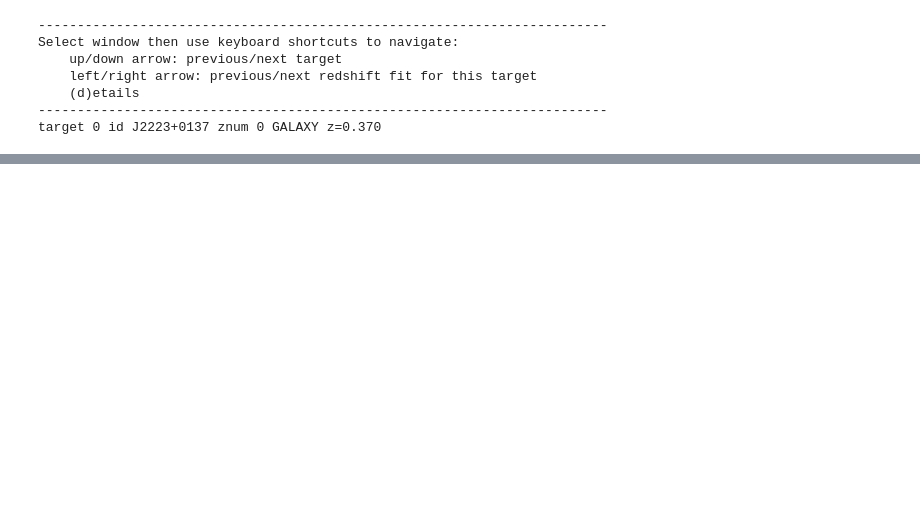
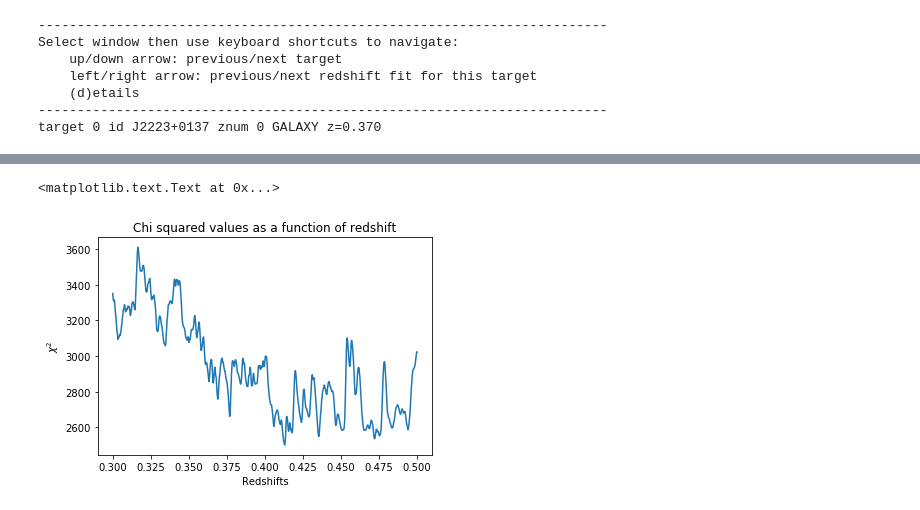
Before and after one commit to lwymarie/HSC_BCG_specz, a Jupyter notebook: analysis/redrock_specz_MWL.ipynb, the cells around one changed output, grey strips where cells are left out. Saved outputs shown, nothing was run; the diff lists cells and outputs as text; code cells hidden in the pictures; blank space fills up the shorter version.

```diff
--- a/analysis/redrock_specz_MWL.ipynb
+++ b/analysis/redrock_specz_MWL.ipynb
@@ -120,0 +144,31 @@ target 0 id J2223+0137 znum 0 GALAXY z=0.370
+# %%
+gd = range(1,2114)
+#gd = range(257,879)
+galFlux_cut = galFlux[gd]
+galSig_cut = galSig[gd]
+galWav_cut = galWav[gd]
+
+#Restrict to a well-fluxed wavelength range
+gd = np.where(galWav_cut <= 7000.)[0]
+galFlux_cut = galFlux_cut[gd]
+galSig_cut = galSig_cut[gd]
+galWav_cut = galWav_cut[gd]
+
+#Create Xspectrum1D object
+spec = XSpectrum1D.from_tuple((galWav_cut,galFlux_cut,galSig_cut),verbose=False)
+
+#Rebin to constant velocity bins
+newSpec = elg.rebin2ConstVel(spec,do_sig=True,grow_bad_sig=True)
+
+#Create resolution matrix
+pixbound = np.append(newSpec.wavelength.value,spec.wvmax.value)
+sig_conv = newSpec.sig.value
+R = gbm(pixbound,sig_conv)
+
+# Create redrock spectrum object and target object
+rrSpecObj = tgs.Spectrum(newSpec.wavelength.value,newSpec.flux.value,1/newSpec.sig.value**2,
+                         R.todia(),R)
+rrTargObj = tgs.Target('J1620+4227',[rrSpecObj])
+
+#Get galaxy template
+galTemp = rrtpl.Template(filename=rrtpl.find_templates()[0])
@@ -120,0 +177,8 @@ target 0 id J2223+0137 znum 0 GALAXY z=0.370
+# %%
+galTemp._redshifts = np.linspace(start=0.3,stop=0.5,num=1000)
+# %%
+from redrock.zfind import zfind
+distTarg = tgs.DistTargetsCopy([rrTargObj])
+dwave = distTarg.wavegrids()
+distTemp = rrtpl.DistTemplate(galTemp,dwave)
+zscan,zfit = zfind(distTarg,[distTemp])
@@ -120,0 +202,9 @@ target 0 id J2223+0137 znum 0 GALAXY z=0.370
+# %%
+%matplotlib inline
+plt.plot(zscan['J1620+4227']['GALAXY']['redshifts'],zscan['J1620+4227']['GALAXY']['zchi2'])
+plt.xlabel('Redshifts')
+plt.ylabel('$\chi^2$')
+plt.title('Chi squared values as a function of redshift')
+# %% [output]
+<matplotlib.text.Text at 0x...>
+[figure, added]
```
Also changed, not shown: parts of 6 cells of this notebook, 10 other files.
